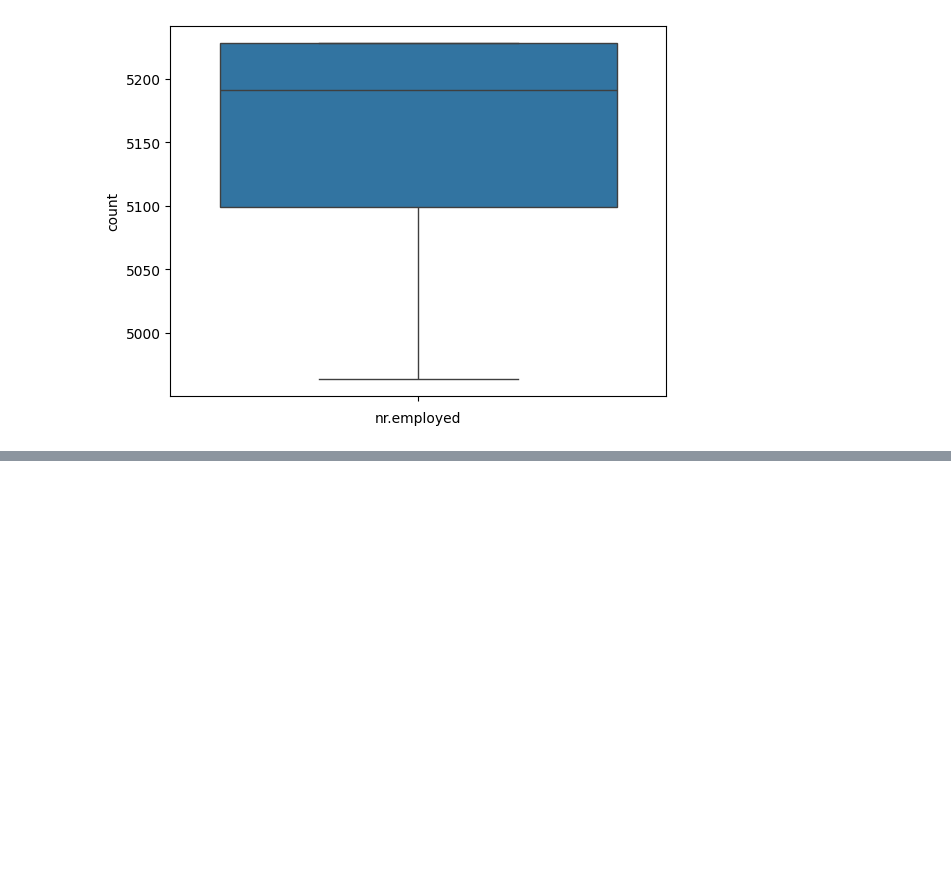
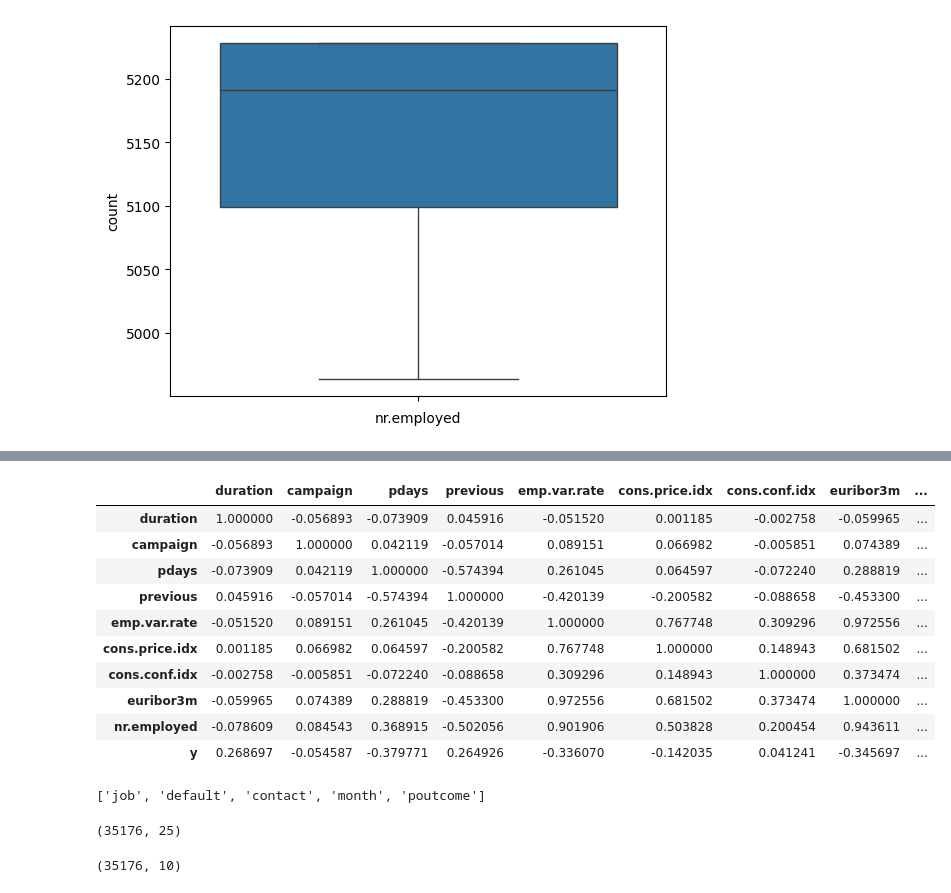
Before and after one commit to saptarshidas219/ML_Prog, a Jupyter notebook: logisticsR.ipynb, the cells around one changed output, grey strips where cells are left out. Cells and saved outputs as stored; diff of their text form; code cells hidden in the pictures; blank space fills up the shorter version.

```diff
--- a/logisticsR.ipynb
+++ b/logisticsR.ipynb
@@ -115,0 +274,18 @@ for col in data.columns:
+# %%
+data = data.drop(columns=['age','marital','education','day_of_week','loan','housing'])
+# %%
+data_new = data.loc[:, ~data.columns.isin(['job', 'marital','default','poutcome','month','contact'])]
+# %%
+data_new.corr()
+# %% [output]
+|  | duration | campaign | pdays | previous | emp.var.rate | cons.price.idx | cons.conf.idx | euribor3m | ... |
+| duration | 1.000000 | -0.056893 | -0.073909 | 0.045916 | -0.051520 | 0.001185 | -0.002758 | -0.059965 | ... |
+| campaign | -0.056893 | 1.000000 | 0.042119 | -0.057014 | 0.089151 | 0.066982 | -0.005851 | 0.074389 | ... |
+| pdays | -0.073909 | 0.042119 | 1.000000 | -0.574394 | 0.261045 | 0.064597 | -0.072240 | 0.288819 | ... |
+| previous | 0.045916 | -0.057014 | -0.574394 | 1.000000 | -0.420139 | -0.200582 | -0.088658 | -0.453300 | ... |
+| emp.var.rate | -0.051520 | 0.089151 | 0.261045 | -0.420139 | 1.000000 | 0.767748 | 0.309296 | 0.972556 | ... |
+| cons.price.idx | 0.001185 | 0.066982 | 0.064597 | -0.200582 | 0.767748 | 1.000000 | 0.148943 | 0.681502 | ... |
+| cons.conf.idx | -0.002758 | -0.005851 | -0.072240 | -0.088658 | 0.309296 | 0.148943 | 1.000000 | 0.373474 | ... |
+| euribor3m | -0.059965 | 0.074389 | 0.288819 | -0.453300 | 0.972556 | 0.681502 | 0.373474 | 1.000000 | ... |
+| nr.employed | -0.078609 | 0.084543 | 0.368915 | -0.502056 | 0.901906 | 0.503828 | 0.200454 | 0.943611 | ... |
+| y | 0.268697 | -0.054587 | -0.379771 | 0.264926 | -0.336070 | -0.142035 | 0.041241 | -0.345697 | ... |
@@ -115,0 +297,14 @@ for col in data.columns:
+# %%
+lst
+# %% [output]
+['job', 'default', 'contact', 'month', 'poutcome']
+# %%
+# One Hat Encoding
+df_2 = pd.get_dummies(data[lst],drop_first=True,dtype=int)
+df_2.shape
+# %% [output]
+(35176, 25)
+# %%
+data_new.shape
+# %% [output]
+(35176, 10)
```
Also changed, not shown: parts of 18 cells of this notebook.
